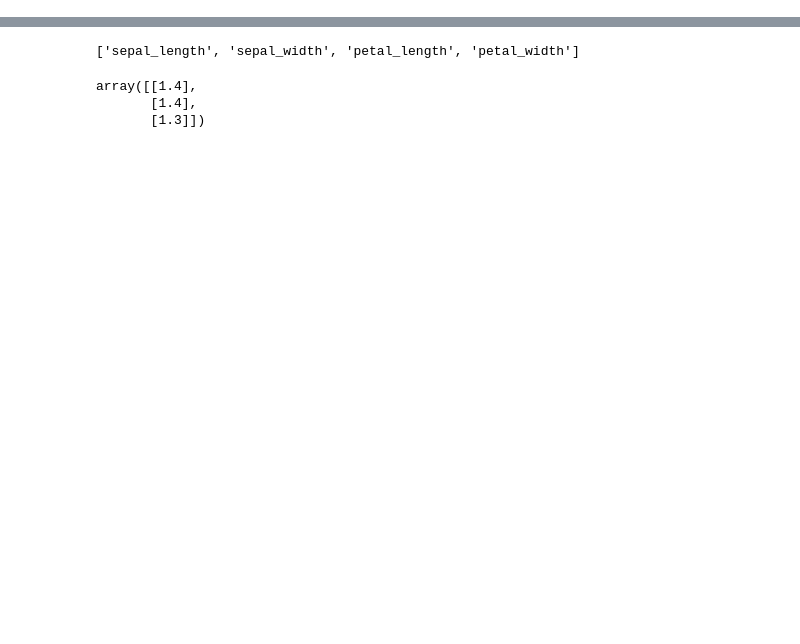
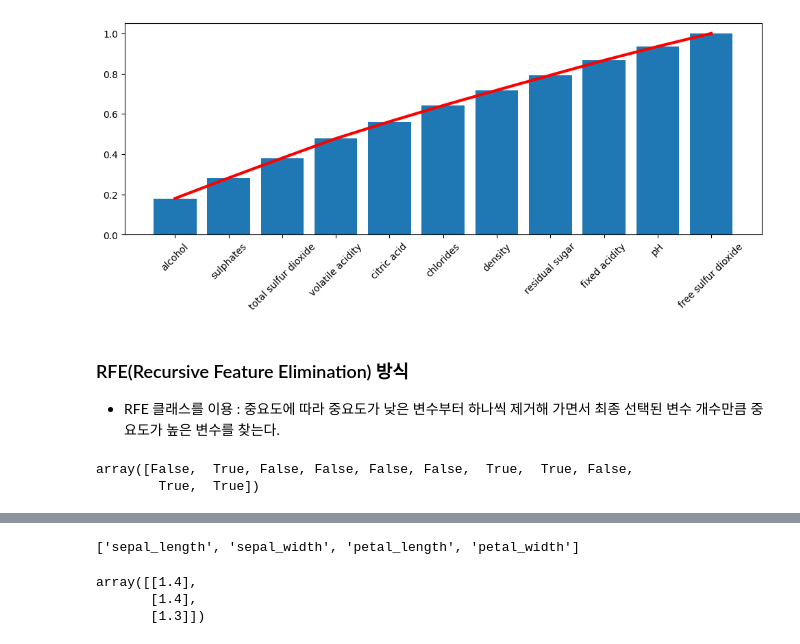
Before and after one commit to hzj04473/ai_x, a Jupyter notebook: source/10_MachineLearning/04_머신러닝모형최적화.ipynb, the cells around one changed output, grey strips where cells are left out. Cells and saved outputs as stored; diff of their text form; code cells hidden in the pictures; blank space fills up the shorter version.

```diff
--- a/source/10_MachineLearning/04_머신러닝모형최적화.ipynb
+++ b/source/10_MachineLearning/04_머신러닝모형최적화.ipynb
@@ -272,0 +139,7 @@ X.shape, y.shape, type(X), type(y)
+# %%
+from sklearn.model_selection import train_test_split
+X = redwine.iloc[:, :-1]
+y = redwine.iloc[:, -1]
+train_X, test_X, train_y, test_y = train_test_split(X, y,
+                                                   test_size=0.3)
+train_X.shape, test_X.shape, train_y.shape, test_y.shape
@@ -272,0 +148,5 @@ X.shape, y.shape, type(X), type(y)
+# %%
+from sklearn.ensemble import RandomForestClassifier
+rf_model = RandomForestClassifier(n_estimators=10, # 트리 갯수 10개
+                                  random_state=10)
+rf_model.fit(train_X, train_y)
@@ -272,0 +161,5 @@ X.shape, y.shape, type(X), type(y)
+# %%
+features = pd.DataFrame(data = np.c_[X.columns, rf_model.feature_importances_],
+                        columns=['feature', 'importance']
+                       )
+features['importance'].sum()
@@ -272,0 +206,22 @@ X.shape, y.shape, type(X), type(y)
+# %%
+# 누적합을 이용하여 시각화
+plt.figure(figsize=(12,4))
+plt.bar(features.feature, y_stack)
+plt.plot(features.feature, y_stack, color='red', lw=3)
+plt.xticks(rotation=45, fontsize=10)
+plt.show()
+# %% [output]
+[figure, added]
+# %% [markdown]
+### RFE(Recursive Feature Elimination) 방식
+- RFE 클래스를 이용 : 중요도에 따라 중요도가 낮은 변수부터 하나씩 제거해 가면서 최종 선택된 변수 개수만큼 중요도가 높은 변수를 찾는다.
+# %%
+# 5개 특징이 남을 때까지 변수를 제거(기준:feature_importances_)
+from sklearn.feature_selection import RFE
+rfe = RFE(rf_model,
+         n_features_to_select=5)
+rfe.fit(train_X, train_y)
+rfe.get_support()
+# %% [output]
+array([False,  True, False, False, False, False,  True,  True, False,
+        True,  True])
```
Also changed, not shown: parts of 118 cells of this notebook, 12 other files.
